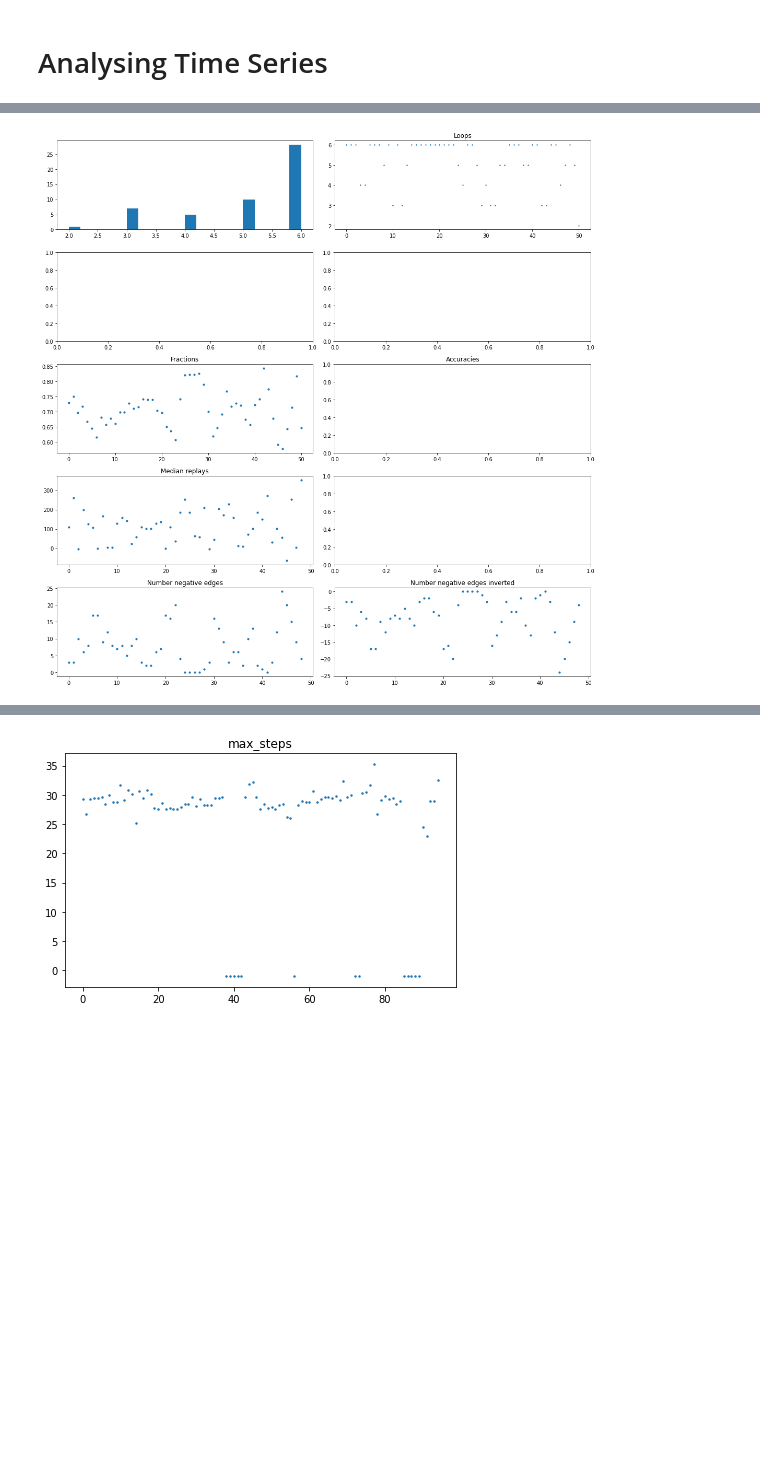
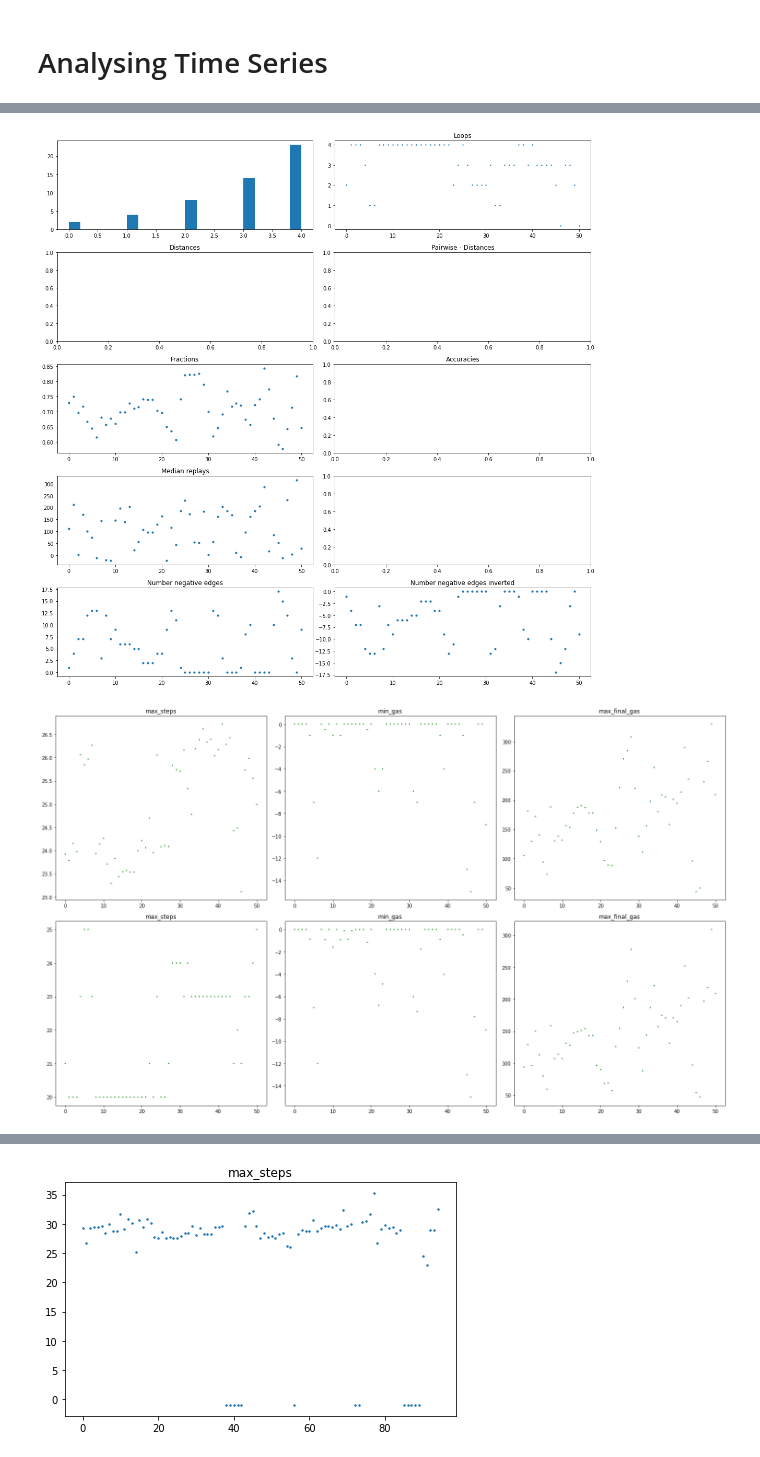
Before and after one commit to smartjourneymining/User-Journey-Games, a Jupyter notebook: case_study.ipynb, the cells around one changed output, grey strips where cells are left out. Saved outputs shown, nothing was run; the diff lists cells and outputs as text; code cells hidden in the pictures; blank space fills up the shorter version.

```diff
--- a/case_study.ipynb
+++ b/case_study.ipynb
@@ -302,5 +317,6 @@ def filter_doubles(log):
 # %%
 log, start_times = build_log(filtered_df, return_start_times=True)
+log = ignore_loggin(log)
 log = filter_doubles(log)
 # %% [output]
 omitted developer 40 due to length
@@ -314,6 +330,7 @@ omitted developer 1103 due to length
 omitted developer 1249 due to length
 # %%
 log_old = build_log(filtered_df_old)
+log_old = ignore_loggin(log_old)
 log_old = filter_doubles(log_old)
 # %%
 for trace_old in log_old:
@@ -533,7 +557,8 @@ def distribution(s,t,log, edge_mapping = []):
                 distr[w] += 1
     else:# use abstraction
         assert((s,t) in edge_mapping)
-        for trace_index in edge_mapping[(s,t)]:
+        for trace_index in set(edge_mapping[(s,t)]):
+            assert(isInTrace(s,t,log[trace_index]))
             w = weight(log[trace_index])
             distr[w] += 1 #
     return distr[1], distr[-1]
@@ -1040,9 +1100,10 @@ def time_analysis(sliced_logs, edge_threshold_start = 3, compute_distance = True
         for e in to_gif_g.edges:
             if help_edge_cost[e] < 0:
                 to_gif_g.edges[e]['color'] = "red"
+            else:
+                to_gif_g.edges[e]['color'] = "grey"
         draw_dfg(to_gif_g, file_name)
         result_dict["images"].append(file_name)
-        continue
 
         help_g_unroll = unroll(help_g, "start", ["finPos", "finNeg"], 1)
         draw_dfg(help_g, "graph_loops.ps")
@@ -1096,37 +1157,51 @@ Successfully computed 0
 # %%
 def plot_results(result_dict):
     colors = result_dict["colors"]
     fig, axs = plt.subplots(5, 2, figsize=(15, 15))
     axs[0,0].hist(result_dict["loops"], 20)
 
     axs[0,1].scatter(range(len(result_dict["loops"])), result_dict["loops"], s = 2)
     axs[0,1].set_title("Loops")
 
-    #axs[1,0].scatter(range(len(result_dict["distances"])), result_dict["distances"], s = 2, c = colors)
-    #axs[1,0].title("Distances")
+    #axs[1,0].scatter(range(len(result_dict["distances"])), result_dict["distances"], s = 2)
+    axs[1,0].set_title("Distances")
 
-    #axs[1,1].scatter(range(len(result_dict["distances_previous"])), result_dict["distances_previous"], s = 2, c = colors)
-    #axs[1,1].title("Pairwise - Distances")
+    #axs[1,1].scatter(range(len(result_dict["distances_previous"])), result_dict["distances_previous"], s = 2)
+    axs[1,1].set_title("Pairwise - Distances")
+
     axs[2,0].scatter(range(len(result_dict["fractions"])), result_dict["fractions"], s = 10)
     axs[2,0].set_title("Fractions")
 
     #for i in range(len(result_dict["accuracies"])):
     #    print(result_dict["accuracies"][i] == result_dict["fractions"][i])
     #axs[2,1].scatter(range(len(result_dict["accuracies"])), result_dict["accuracies"], c = colors)
     axs[2,1].set_title("Accuracies")
 
     axs[3,0].scatter(range(len(result_dict["sums"])), [np.median(s) for s in result_dict["sums"]], s = 10)
     axs[3,0].set_title("Median replays")
 
     axs[4,0].scatter(range(len(result_dict["negative_edges"])), [len(e) for e in result_dict["negative_edges"]], s = 10)
     axs[4,0].set_title("Number negative edges")
 
     axs[4,1].scatter(range(len(result_dict["negative_edges"])), [-len(e) for e in result_dict["negative_edges"]], s = 10)
     axs[4,1].set_title("Number negative edges inverted")
 
+    fig.show()
+
+def plot_mc_results(mc_results, colors):
+    fig, axs = plt.subplots(2, 3, figsize=(20, 12))
+    lables = ["max_steps", "min_gas", "max_final_gas"]
+    for i in range(6):
+        axs[i%2,i%3].scatter(range(len(mc_results)), [r[i] for r in mc_results], s = 2, c = colors)
+        axs[i%2,i%3].set_title(lables[i%3])
+    fig.show()
+
+
 plot_results(result_dict)
+plot_mc_results(result_dict["mc_results"], result_dict["colors"])
 # %% [output]
-[figure, old version]
+[figure, new version]
+[figure, added]
 # %%
 negative_edges = result_dict["negative_edges"]
 edge_set = {}
```
Also changed, not shown: parts of 35 cells of this notebook.
